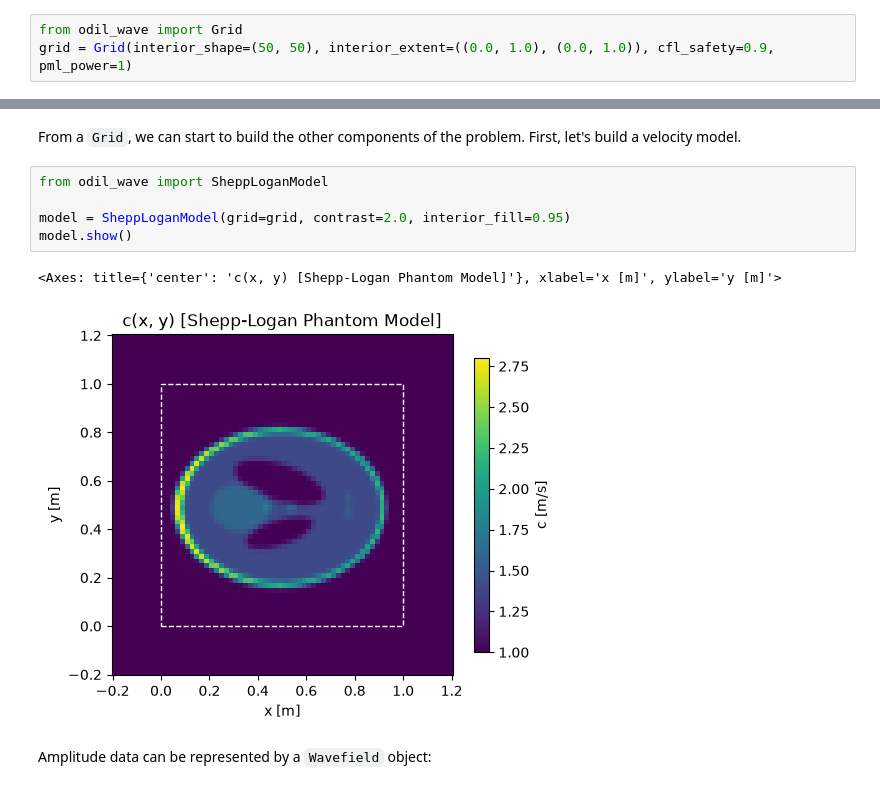
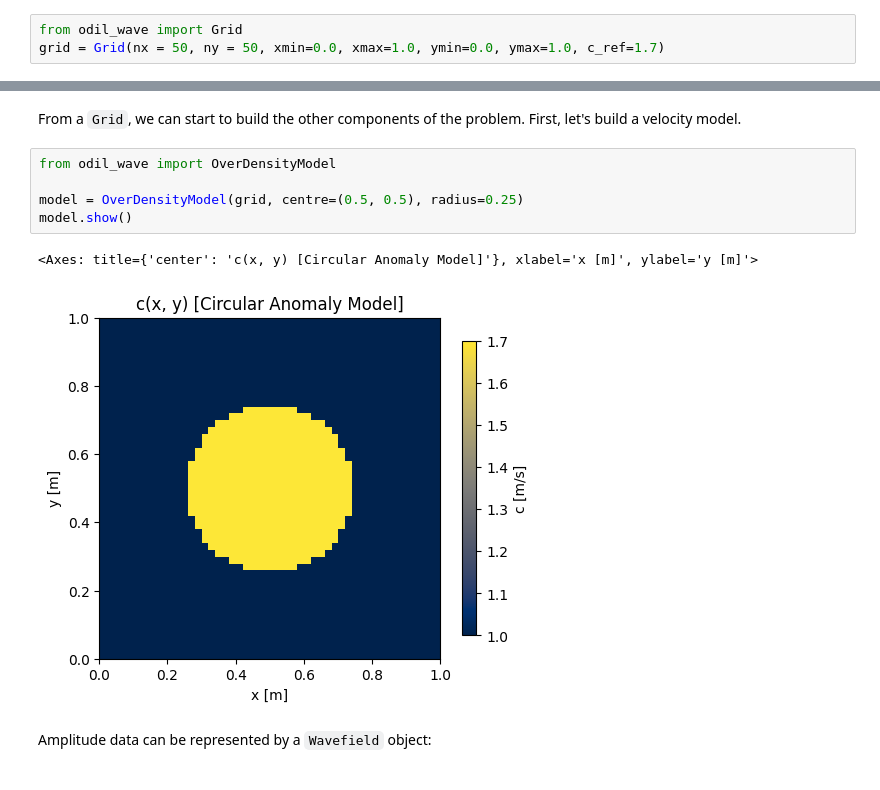
Before and after one commit to lookdnr/odil-wave, a Jupyter notebook: notebooks/examples/forward-basic.ipynb, the cells around one changed output, grey strips where cells are left out. Saved outputs shown, nothing was run; the diff lists cells and outputs as text.

```diff
--- a/notebooks/examples/forward-basic.ipynb
+++ b/notebooks/examples/forward-basic.ipynb
@@ -2,7 +2,7 @@
 # Example: solving the forward problem
 # %%
 from odil_wave import Grid
-grid = Grid(interior_shape=(50, 50), interior_extent=((0.0, 1.0), (0.0, 1.0)), cfl_safety=0.9, pml_power=1)
+grid = Grid(nx = 50, ny = 50, xmin=0.0, xmax=1.0, ymin=0.0, ymax=1.0, c_ref=1.7)
 # %%
 print(grid.summary)
 # %% [output]
@@ -25,13 +16,13 @@ grid.plot_absorption_profile()
 # %% [markdown]
 From a `Grid`, we can start to build the other components of the problem. First, let's build a velocity model.
 # %%
-from odil_wave import SheppLoganModel
+from odil_wave import OverDensityModel
 
-model = SheppLoganModel(grid=grid, contrast=2.0, interior_fill=0.95)
+model = OverDensityModel(grid, centre=(0.5, 0.5), radius=0.25)
 model.show()
 # %% [output]
-<Axes: title={'center': 'c(x, y) [Shepp-Logan Phantom Model]'}, xlabel='x [m]', ylabel='y [m]'>
+<Axes: title={'center': 'c(x, y) [Circular Anomaly Model]'}, xlabel='x [m]', ylabel='y [m]'>
-[figure, old version]
+[figure, new version]
 # %% [markdown]
 Amplitude data can be represented by a `Wavefield` object:
 # %%
```
Also changed, not shown: parts of 20 cells of this notebook.
